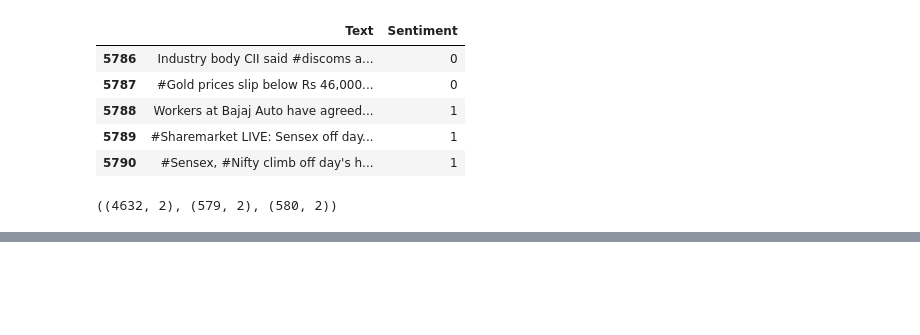
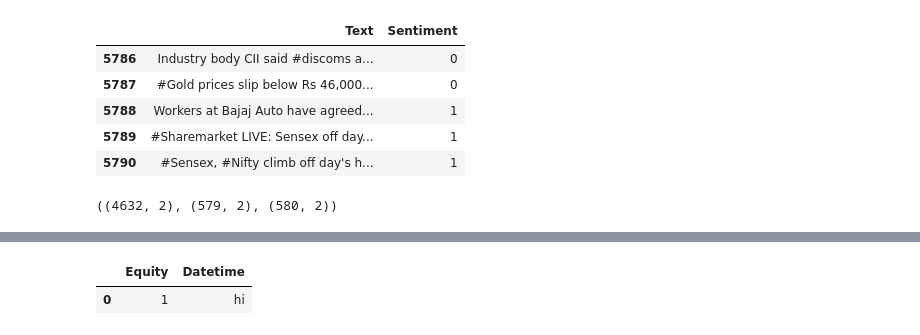
Before and after one commit to ericzacharia/Predicting-Stocks-with-Twitter-Sentiment, a Jupyter notebook: sentiment_model.ipynb, the cells around one changed output, grey strips where cells are left out. Drawn from its saved outputs; the diff is of its cells as text; code cells hidden in the pictures; blank space fills up the shorter version.

```diff
--- a/sentiment_model.ipynb
+++ b/sentiment_model.ipynb
@@ -685,0 +752,10 @@ main()
+# %%
+equities = [1]
+datetimes = ['hi']
+chart_data = pd.DataFrame(list(zip(equities, datetimes)),
+                          columns=['Equity', 'Datetime'])
+chart_data
+# chart_data = pd.DataFrame((equities, datetimes), columns=['Equity', 'Datetime'])
+# %% [output]
+|  | Equity | Datetime |
+| 0 | 1 | hi |
```
Also changed, not shown: parts of 9 cells of this notebook, 9 other files.
